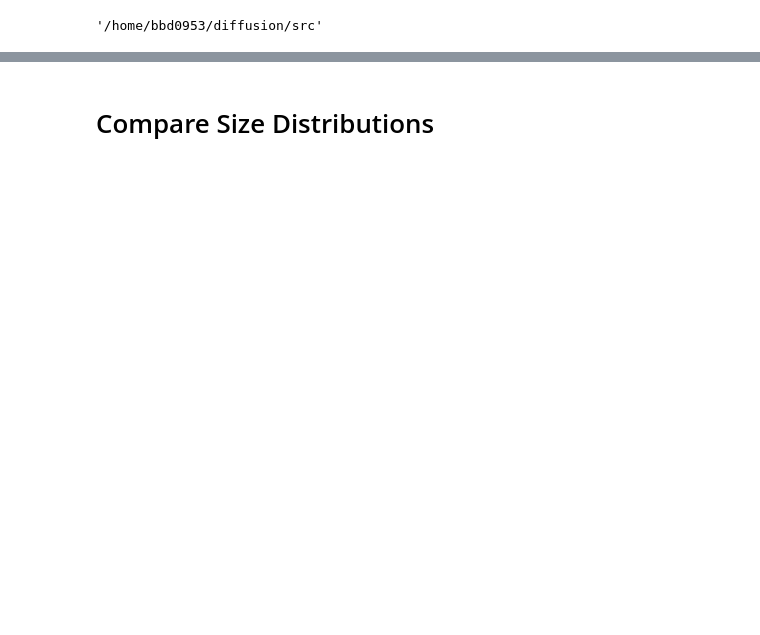
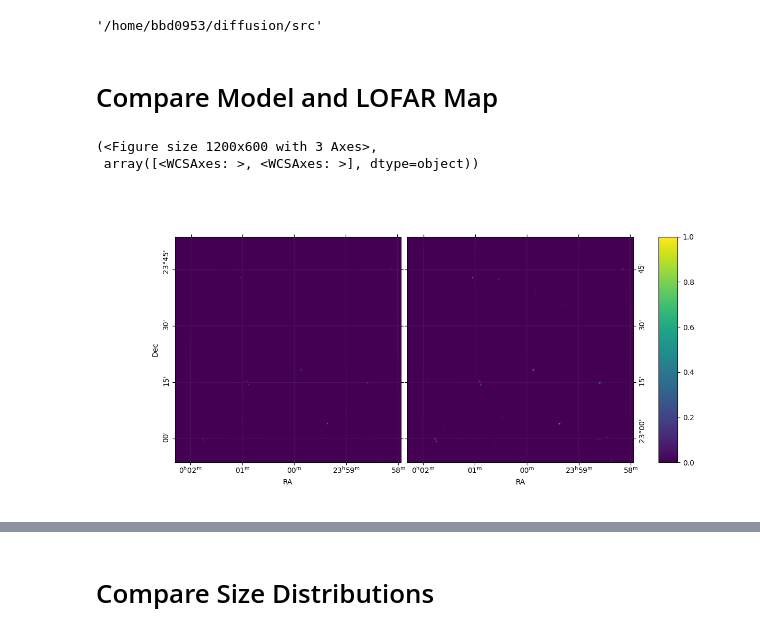
Before and after one commit to tmartinezML/LOFAR-Diffusion, a Jupyter notebook: src/notebooks/sky_maps.ipynb, the cells around one changed output, grey strips where cells are left out. Cells and saved outputs as stored; diff of their text form; code cells hidden in the pictures; blank space fills up the shorter version.

```diff
--- a/src/notebooks/sky_maps.ipynb
+++ b/src/notebooks/sky_maps.ipynb
@@ -9,3 +9,42 @@ os.chdir("..")  # Change root dir to project folder
 os.getcwd()
 # %% [output]
 '/home/bbd0953/diffusion/src'
+# %% [markdown]
+# Compare Model and LOFAR Map
+# %%
+from astropy.io import fits
+from astropy.wcs import WCS
+
+
+def get_image(file, get_wcs=True):
+    hdul = fits.open(file)
+    image = hdul[0].data
+    if get_wcs:
+        wcs = WCS(hdul[0].header, naxis=2)
+        return image, wcs
+    else:
+        return image
+# %%
+map_folder = Path("/home/bbd0953/diffusion/sky_maps/test_map_80")
+sky_model_file = map_folder / "test_map_80.fits"
+image_file = map_folder / "ddf-pipeline/image_dirin_SSD_m_c_di_m.app.restored.fits"
+
+model_arr, model_wcs = get_image(sky_model_file)
+image_arr, image_wcs = get_image(image_file)
+# %%
+import plotting.map_plots as mpplt
+reload(mpplt)
+
+%matplotlib widget
+mpplt.double_map_plot(
+    model_arr,
+    image_arr,
+    wcs=(model_wcs, image_wcs),
+    scale_fn = lambda x: x,
+    size=(12, 6),
+    minmax=True,
+)
+# %% [output]
+(<Figure size 1200x600 with 3 Axes>,
+ array([<WCSAxes: >, <WCSAxes: >], dtype=object))
+[figure, added]
```
Also changed, not shown: parts of 71 cells of this notebook, 13 other files.
